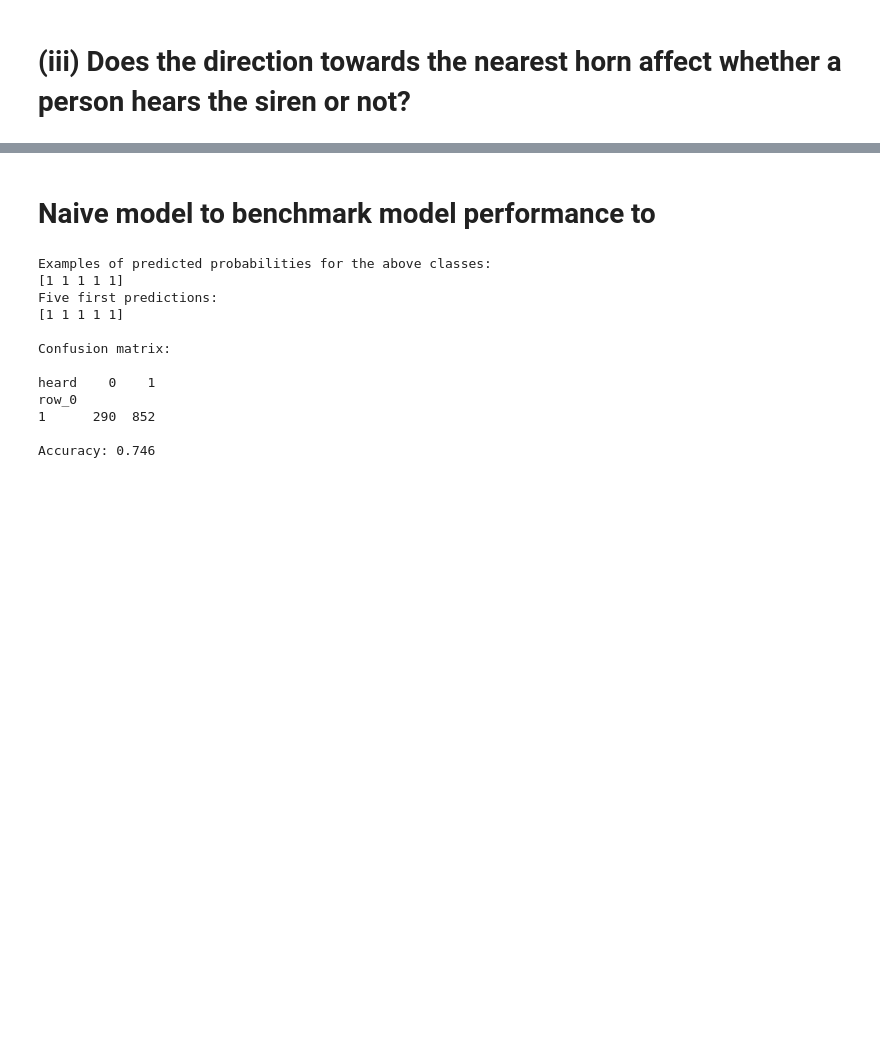
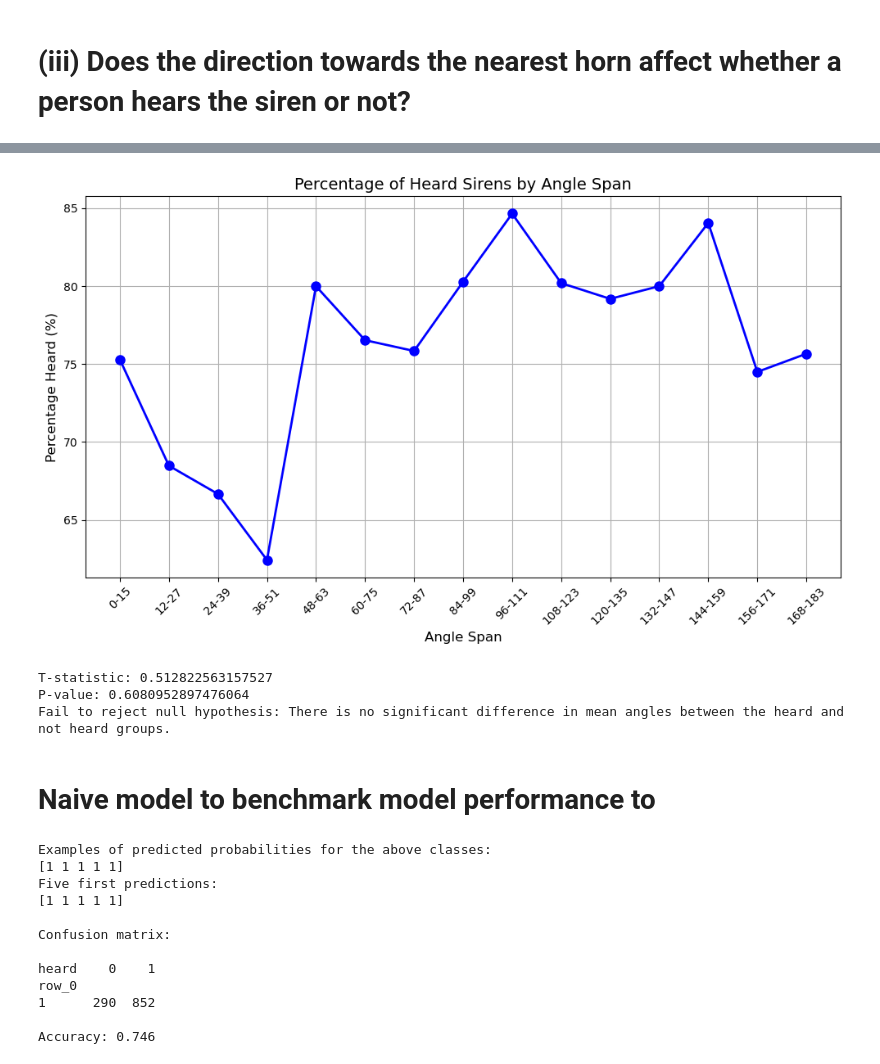
Before and after one commit to elisehammarstrom/statistical_machine_learning, a Jupyter notebook: sml_exploration.ipynb, the cells around one changed output, grey strips where cells are left out. Saved outputs shown, nothing was run; the diff lists cells and outputs as text; code cells hidden in the pictures; blank space fills up the shorter version.

```diff
--- a/sml_exploration.ipynb
+++ b/sml_exploration.ipynb
@@ -406,3 +410,67 @@ Text(0, 0.5, 'The procent hearing (%)')
+# %%
+import numpy as np
+import pandas as pd
+import matplotlib.pyplot as plt
+
+# Create bins for angle ranging from 0 to 2000 with a step size of 100
+angle_bins = np.arange(0, 181, 12)
+
+# Create labels for angle bins
+angle_labels = [f'{i}-{i+15}' for i in range(0, 180, 12)]
+
+# Assign each angle value to a corresponding bin
+data['angle_span'] = pd.cut(data['near_angle'], bins=angle_bins, labels=angle_labels, right=False)
+
+# Calculate the number of instances for each angle bin and hearing status
+angle_num = data.pivot_table(index='angle_span', columns='heard', aggfunc='size')
+
+# Calculate the percentage of instances where the siren was heard for each angle bin
+angle_num_1 = np.array(angle_num[1])
+angle_num_0 = np.array(angle_num[0])
+angle_percentage = (angle_num_1) / (angle_num_1 + angle_num_0) * 100
+
+# Plotting
+index_angle = np.array(angle_num.index)
+plt.figure(figsize=(10, 6))
+plt.plot(index_angle, angle_percentage, color='blue', linestyle='-', marker='o', markersize=8, linewidth=2)
+
+# Adding labels and formatting
+plt.xlabel('Angle Span', fontsize=12)
+plt.ylabel('Percentage Heard (%)', fontsize=12)
+plt.title('Percentage of Heard Sirens by Angle Span', fontsize=14)
+plt.xticks(rotation=45, fontsize=10)
+plt.yticks(fontsize=10)
+plt.grid(True)
+plt.tight_layout()
+plt.show()
+# %% [output]
+[figure, added]
+# %%
+import numpy as np
+from scipy.stats import ttest_ind
+
+# Generate sample data
+np.random.seed(0)
+heard_distances = data[data['heard'] == 1]['near_angle']
+not_heard_distances = data[data['heard'] == 0]['near_angle']
+
+# Perform independent two-sample t-test
+t_statistic, p_value = ttest_ind(heard_distances, not_heard_distances)
+
+# Print results
+print("T-statistic:", t_statistic)
+print("P-value:", p_value)
+
+# Interpret results
+alpha = 0.05
+if p_value < alpha:
+    print("Reject null hypothesis: There is a significant difference in mean angles between the heard and not heard groups.")
+else:
+    print("Fail to reject null hypothesis: There is no significant difference in mean angles between the heard and not heard groups.")
+# %% [output]
+T-statistic: 0.512822563157527
+P-value: 0.6080952897476064
+Fail to reject null hypothesis: There is no significant difference in mean angles between the heard and not heard groups.
 # %% [markdown]
 # Naive model to benchmark model performance to
 # %%
```
Also changed, not shown: parts of 2 cells of this notebook.
